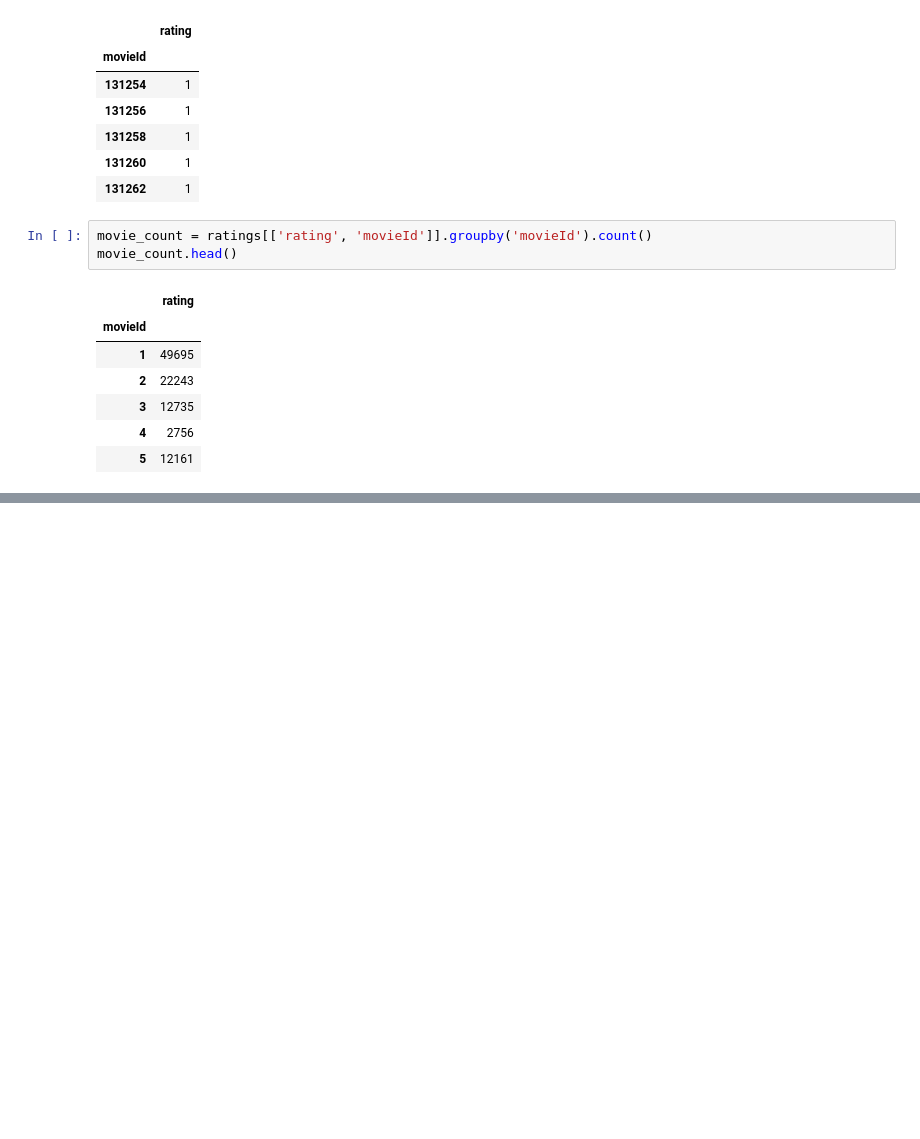
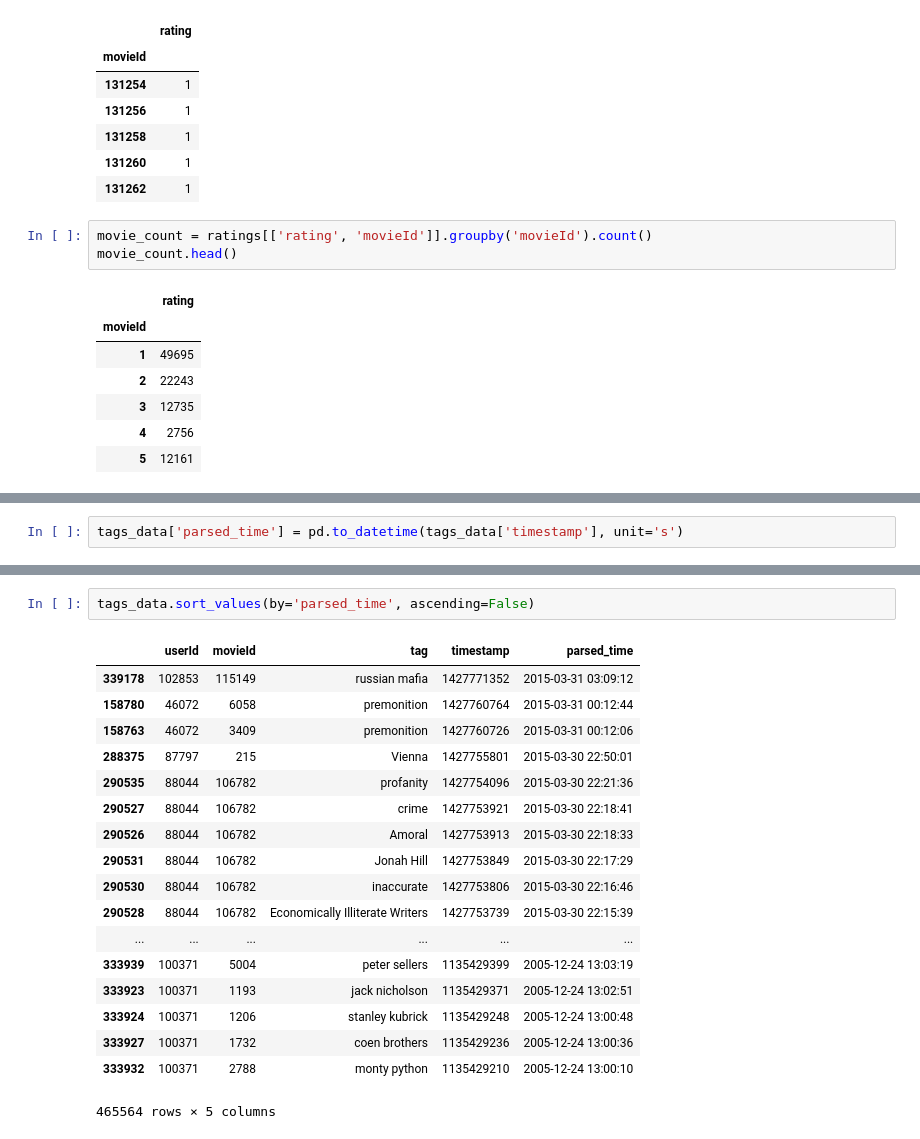
Before and after one commit to bunnydev26/micromasters-edx, a Jupyter notebook: python_data_science/Week-4-Pandas/Learning Pandas.ipynb, the cells around one changed output, grey strips where cells are left out. Saved outputs shown, nothing was run; the diff lists cells and outputs as text; blank space fills up the shorter version.

```diff
--- a/python_data_science/Week-4-Pandas/Learning Pandas.ipynb
+++ b/python_data_science/Week-4-Pandas/Learning Pandas.ipynb
@@ -620,0 +839,2 @@ movie_count.head()
+# %%
+tags_data['parsed_time'] = pd.to_datetime(tags_data['timestamp'], unit='s')
@@ -620,0 +863,21 @@ movie_count.head()
+# %%
+tags_data.sort_values(by='parsed_time', ascending=False)
+# %% [output]
+|  | userId | movieId | tag | timestamp | parsed_time |
+| 339178 | 102853 | 115149 | russian mafia | 1427771352 | 2015-03-31 03:09:12 |
+| 158780 | 46072 | 6058 | premonition | 1427760764 | 2015-03-31 00:12:44 |
+| 158763 | 46072 | 3409 | premonition | 1427760726 | 2015-03-31 00:12:06 |
+| 288375 | 87797 | 215 | Vienna | 1427755801 | 2015-03-30 22:50:01 |
+| 290535 | 88044 | 106782 | profanity | 1427754096 | 2015-03-30 22:21:36 |
+| 290527 | 88044 | 106782 | crime | 1427753921 | 2015-03-30 22:18:41 |
+| 290526 | 88044 | 106782 | Amoral | 1427753913 | 2015-03-30 22:18:33 |
+| 290531 | 88044 | 106782 | Jonah Hill | 1427753849 | 2015-03-30 22:17:29 |
+| 290530 | 88044 | 106782 | inaccurate | 1427753806 | 2015-03-30 22:16:46 |
+| 290528 | 88044 | 106782 | Economically Illiterate Writers | 1427753739 | 2015-03-30 22:15:39 |
+| ... | ... | ... | ... | ... | ... |
+| 333939 | 100371 | 5004 | peter sellers | 1135429399 | 2005-12-24 13:03:19 |
+| 333923 | 100371 | 1193 | jack nicholson | 1135429371 | 2005-12-24 13:02:51 |
+| 333924 | 100371 | 1206 | stanley kubrick | 1135429248 | 2005-12-24 13:00:48 |
+| 333927 | 100371 | 1732 | coen brothers | 1135429236 | 2005-12-24 13:00:36 |
+| 333932 | 100371 | 2788 | monty python | 1135429210 | 2005-12-24 13:00:10 |
+465564 rows × 5 columns
```
Also changed, not shown: parts of 32 cells of this notebook, 2 other files.
